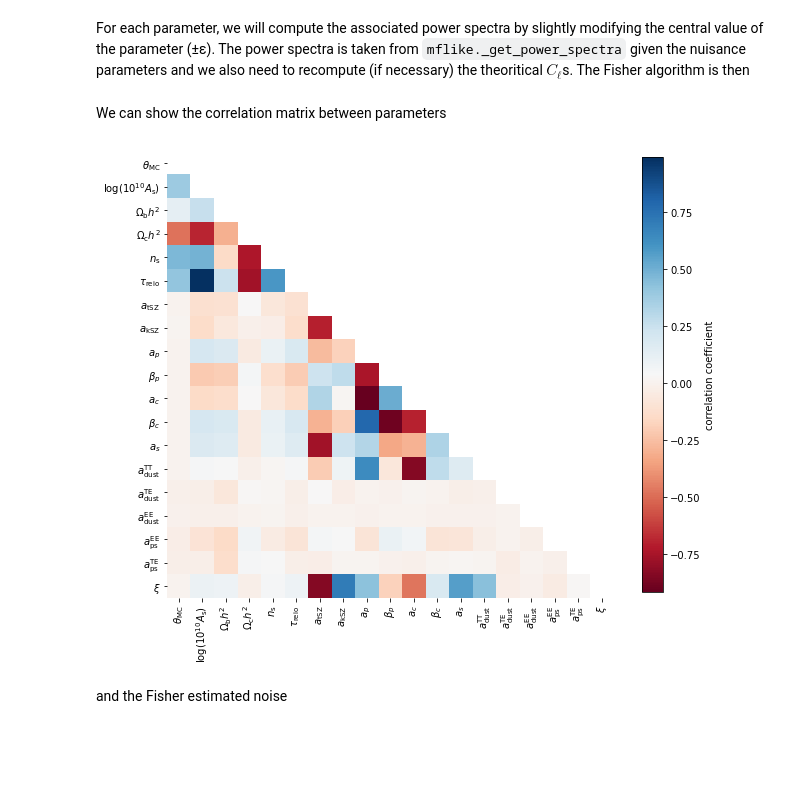
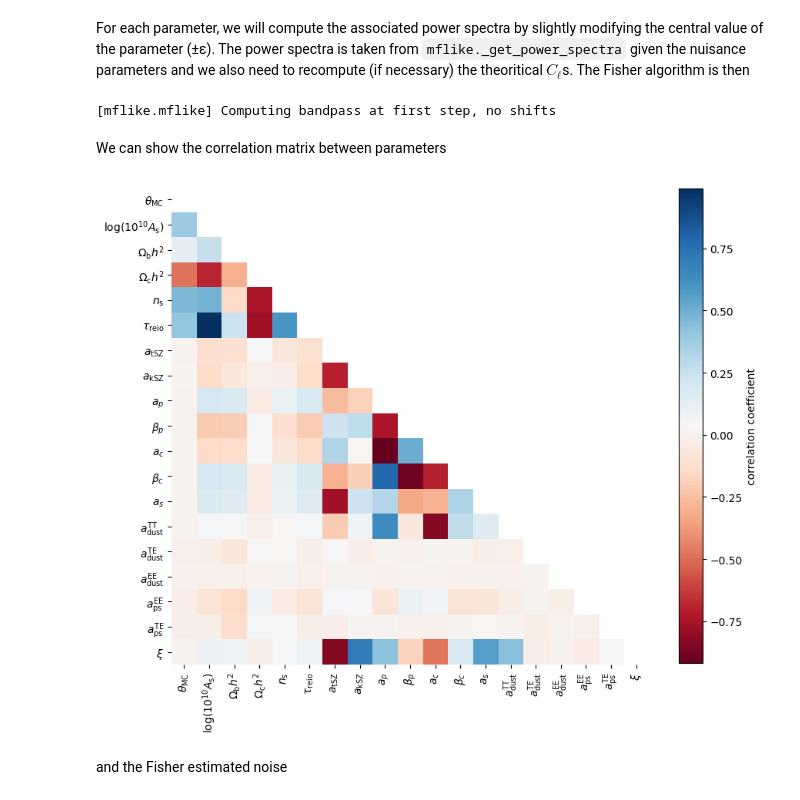
Before and after one commit to simonsobs/LAT_MFLike, a Jupyter notebook: notebooks/mflike_tutorial.ipynb, the cells around one changed output. Cells and saved outputs as stored; diff of their text form; code cells hidden in the pictures; blank space fills up the shorter version.

```diff
--- a/notebooks/mflike_tutorial.ipynb
+++ b/notebooks/mflike_tutorial.ipynb
@@ -340,7 +334,7 @@ dl_obs = mflike.ThFo.get_modified_theory(Dls_cmb, **fg_params, **nuisance_params
 # %% [markdown]
 There would be a difference between theory, foreground and the total spectra modified by the systematics once some of the `nuisance_parameters` are set to a non-ideal value
 # %%
-cross = (93, 93)
+cross = ("LAT_93", "LAT_93")
 nsims = 10
 ell = np.arange(2, mflike.l_bpws[-1] + 1)
 fig, axes = plt.subplots(2, 2, sharex=True, figsize=(10, 8))
@@ -359,14 +353,14 @@ for spec, ax in zip(Cl.keys(), axes.flatten()):
     obs = dl_obs[(spec, cross[0], cross[1])] if spec != "bb" else np.zeros_like(ell)
     ax.plot(ell, obs, color="tab:green", lw=2, label="theory + FG with systematics")
     ax.plot(*np.mean(cls, axis=0), "--k", label="mean sim.")
-    ax.legend(title="{} - {}x{} GHz".format(spec.upper(), *cross))
+    ax.legend(title="{} - {}x{}".format(spec.upper(), *cross))
     if spec == "tt":
         ax.set_yscale("log")
-        ax.set_ylim(10 ** -1, 10 ** 4)
+        ax.set_ylim(10**-1, 10**4)
 
 for ax in axes[:, 0]:
     ax.set_ylabel(r"$D_\ell$")
 for ax in axes[-1]:
     ax.set_xlabel(r"$\ell$")
-plt.tight_layout()
+fig.tight_layout()
 # %% [output]
@@ -380,7 +374,7 @@ isim = 44
 
 from itertools import combinations_with_replacement as cwr
 
-crosses = list(cwr(freqs, 2))
+crosses = list(cwr(experiments, 2))
 fig, axes = plt.subplots(len(crosses), 4, sharex=True, figsize=(16, 2 * len(crosses)))
 for i, cross in enumerate(crosses):
     for j, spec in enumerate(spectra):
@@ -398,11 +392,11 @@ for i, cross in enumerate(crosses):
         delta_cl = cl - cl_model
         cl_err = np.sqrt(np.diag(cov))
         if spec == "tt":
-            ax.errorbar(l, l ** 2 * delta_cl, l ** 2 * cl_err, fmt=".C{}".format(j))
+            ax.errorbar(l, l**2 * delta_cl, l**2 * cl_err, fmt=".C{}".format(j))
         else:
             ax.errorbar(l, delta_cl, cl_err, fmt=".C{}".format(j))
         chi2 = delta_cl @ inv_cov @ delta_cl
-        title = "%s - %dx%d GHz\n$\chi2$/ndf = %.2f" % (
+        title = "%s - %sx%s\n$\chi2$/ndf = %.2f" % (
             spec.upper(),
             *cross,
             chi2 / len(delta_cl),
@@ -415,5 +409,5 @@ for ax in axes[:, 1:].flatten():
     ax.set_ylabel(r"$\Delta D_\ell$")
 for ax in axes[-1]:
     ax.set_xlabel(r"$\ell$")
-plt.tight_layout()
+fig.tight_layout()
 # %% [output]
@@ -472,9 +466,7 @@ Given the sampled parameters, we now set the defaults value of parameters in the
 # %%
 default_values = {**cosmo_params, **fg_params, **nuisance_params}.copy()
 default_values["logA"] = cosmo_params["logA"]["value"]
-defaults = {
-    k: default_values[k] for k in model.parameterization.sampled_params().keys()
-}
+defaults = {k: default_values[k] for k in model.parameterization.sampled_params().keys()}
 # %% [markdown]
 and we define the list of Fisher parameters, removing from the list the parameters we don't want to perturb (for example, all the nuisance parameters + `Alens`+`T_d` in this case)
 # %%
@@ -492,9 +484,7 @@ for i, p in enumerate(fisher_params):
 
     def _get_power_spectra(epsilon):
         point = defaults.copy()
-        point.update(
-            {p: point[p] * (1 + epsilon) if point[p] != 0 else point[p] + epsilon}
-        )
+        point.update({p: point[p] * (1 + epsilon) if point[p] != 0 else point[p] + epsilon})
         model.logposterior(point)
         cl = model.theory["camb"].get_Cl(ell_factor=True)
         return mflike._get_power_spectra(cl, **point)
@@ -522,39 +512,40 @@ for i1, p1 in enumerate(fisher_params):
     for i2, p2 in enumerate(fisher_params):
         fisher_matrix[i1, i2] = np.dot(deriv[p1], mflike.inv_cov.dot(deriv[p2]))
 fisher_cov = np.linalg.inv(fisher_matrix)
+# %% [output]
+[mflike.mflike] Computing bandpass at first step, no shifts
 # %% [markdown]
 We can show the correlation matrix between parameters
 # %%
 plt.figure(figsize=(10, 10))
 
 cosmo_labels = dict(
     cosmomc_theta=r"\theta_\mathrm{MC}",
     logA=r"\log(10^{10} A_\mathrm{s})",
     ns=r"n_\mathrm{s}",
     ombh2=r"\Omega_\mathrm{b}h^2",
     omch2=r"\Omega_\mathrm{c}h^2",
     tau=r"\tau_\mathrm{reio}",
 )
 labels = model.parameterization.labels()
 latex_names = [
-    f"${cosmo_labels[name] if name in cosmo_params else labels[name]}$"
-    for name in fisher_params
+    f"${cosmo_labels[name] if name in cosmo_params else labels[name]}$" for name in fisher_params
 ]
 
 fisher_sigmas = np.sqrt(np.diag(fisher_cov))
 norm = np.outer(fisher_sigmas, fisher_sigmas)
 fisher_corr = fisher_cov / norm
 
 ind = np.triu_indices_from(fisher_corr)
 fisher_corr[ind] = np.nan
 plt.imshow(fisher_corr, cmap="RdBu")
 plt.xticks(np.arange(nparams), latex_names, rotation=90)
 plt.yticks(np.arange(nparams), latex_names, rotation=0)
 cbar = plt.colorbar(shrink=0.8)
 cbar.set_label("correlation coefficient")
 [s.set_visible(False) for s in plt.gca().spines.values()];
 # %% [output]
-[figure, old version]
+[figure, new version]
 # %% [markdown]
 and the Fisher estimated noise
 # %%
```
Also changed, not shown: parts of 24 cells of this notebook, 1 other file.
